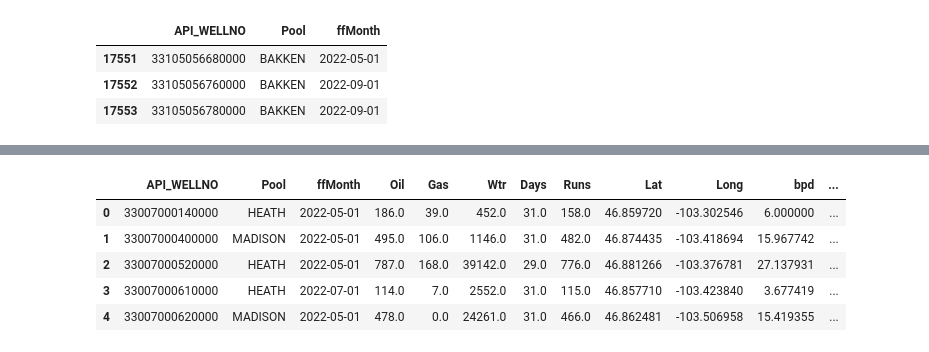
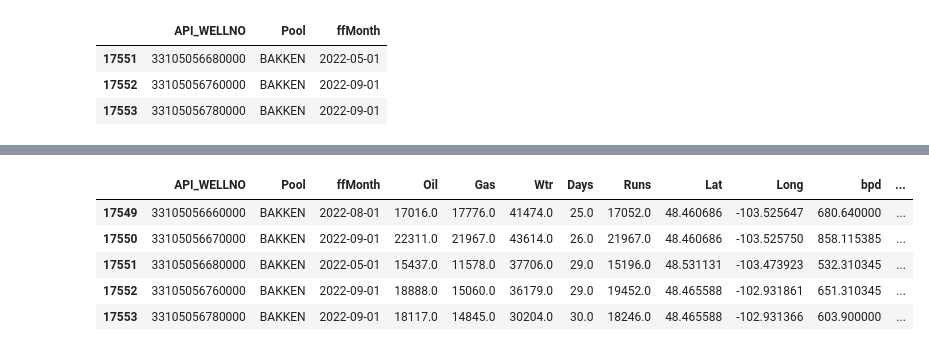
Before and after one commit to JozefSL/pyNotes, a Jupyter notebook: NorthDakota/ffmWells.ipynb, the cells around one changed output, grey strips where cells are left out. Cells and saved outputs as stored; diff of their text form; code cells hidden in the pictures.

```diff
--- a/NorthDakota/ffmWells.ipynb
+++ b/NorthDakota/ffmWells.ipynb
@@ -44,8 +54,9 @@ NDMWD.tail()
 # **Extract first month oil and gas produciton**
 # %%
 NDMWD = pd.read_csv('NDMWD.csv')
-NDMWD = NDMWD[NDMWD['Days'] >= 25]
+NDMWD.drop_duplicates(inplace=True)
+NDMWD = NDMWD[NDMWD['Days'] >= 25].reset_index(drop=True)
 NDMWD['ReportDate'] = pd.to_datetime(NDMWD['ReportDate'], errors = 'coerce')
-NDMWD.head(2)
+NDMWD.tail(2)
 # %% [output]
 |  | ReportDate | API_WELLNO | FileNo | Company | WellName | Quarter | Section | Township | Range | County | ... |
@@ -63,5 +87,7 @@ ffmWells.tail(3)
 # %%
 ffmWells = ffmWells.merge(NDMWD[['API_WELLNO','Pool','ReportDate','Oil','Gas','Wtr','Days','Runs', 'Lat', 'Long']], how='left', left_on=['API_WELLNO','Pool','ffMonth'], right_on = ['API_WELLNO','Pool','ReportDate'])
-ffmWells.head()
+ffmWells.dropna(inplace=True)
+ffmWells.reset_index(drop=True)
+ffmWells.tail()
 # %% [output]
 |  | API_WELLNO | Pool | ffMonth | ReportDate | Oil | Gas | Wtr | Days | Runs | Lat | ... |
@@ -75,13 +122,13 @@ ffmWells.drop('ReportDate', axis=1, inplace=True )
 ffmWells['bpd'] =  ffmWells.Oil/ffmWells.Days
 ffmWells['Mcfpd'] =  ffmWells.Gas/ffmWells.Days
 # %%
-ffmWells.head()
+ffmWells.tail()
 # %% [output]
 |  | API_WELLNO | Pool | ffMonth | Oil | Gas | Wtr | Days | Runs | Lat | Long | bpd | ... |
-| 0 | 33007000140000 | HEATH | 2022-05-01 | 186.0 | 39.0 | 452.0 | 31.0 | 158.0 | 46.859720 | -103.302546 | 6.000000 | ... |
-| 1 | 33007000400000 | MADISON | 2022-05-01 | 495.0 | 106.0 | 1146.0 | 31.0 | 482.0 | 46.874435 | -103.418694 | 15.967742 | ... |
-| 2 | 33007000520000 | HEATH | 2022-05-01 | 787.0 | 168.0 | 39142.0 | 29.0 | 776.0 | 46.881266 | -103.376781 | 27.137931 | ... |
-| 3 | 33007000610000 | HEATH | 2022-07-01 | 114.0 | 7.0 | 2552.0 | 31.0 | 115.0 | 46.857710 | -103.423840 | 3.677419 | ... |
-| 4 | 33007000620000 | MADISON | 2022-05-01 | 478.0 | 0.0 | 24261.0 | 31.0 | 466.0 | 46.862481 | -103.506958 | 15.419355 | ... |
+| 17549 | 33105056660000 | BAKKEN | 2022-08-01 | 17016.0 | 17776.0 | 41474.0 | 25.0 | 17052.0 | 48.460686 | -103.525647 | 680.640000 | ... |
+| 17550 | 33105056670000 | BAKKEN | 2022-09-01 | 22311.0 | 21967.0 | 43614.0 | 26.0 | 21967.0 | 48.460686 | -103.525750 | 858.115385 | ... |
+| 17551 | 33105056680000 | BAKKEN | 2022-05-01 | 15437.0 | 11578.0 | 37706.0 | 29.0 | 15196.0 | 48.531131 | -103.473923 | 532.310345 | ... |
+| 17552 | 33105056760000 | BAKKEN | 2022-09-01 | 18888.0 | 15060.0 | 36179.0 | 29.0 | 19452.0 | 48.465588 | -102.931861 | 651.310345 | ... |
+| 17553 | 33105056780000 | BAKKEN | 2022-09-01 | 18117.0 | 14845.0 | 30204.0 | 30.0 | 18246.0 | 48.465588 | -102.931366 | 603.900000 | ... |
 # %%
 ffmWells.to_csv('ffmWells.csv', index=False)
```
Also changed, not shown: parts of 6 cells of this notebook.
